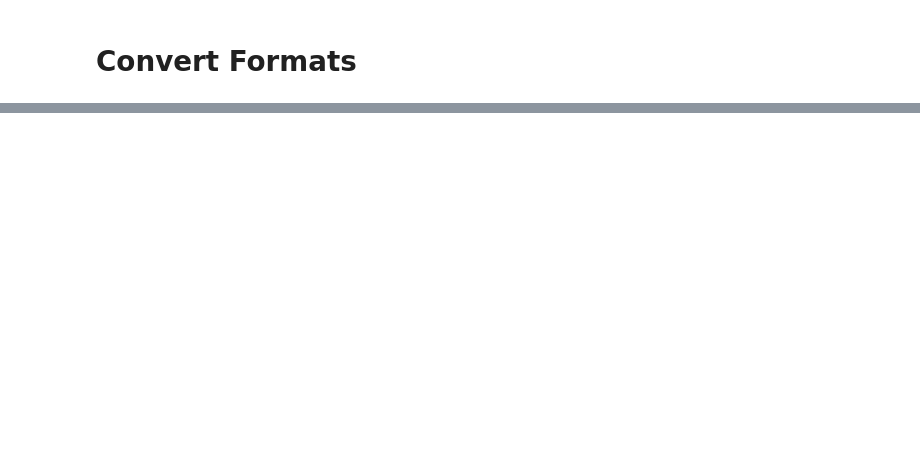
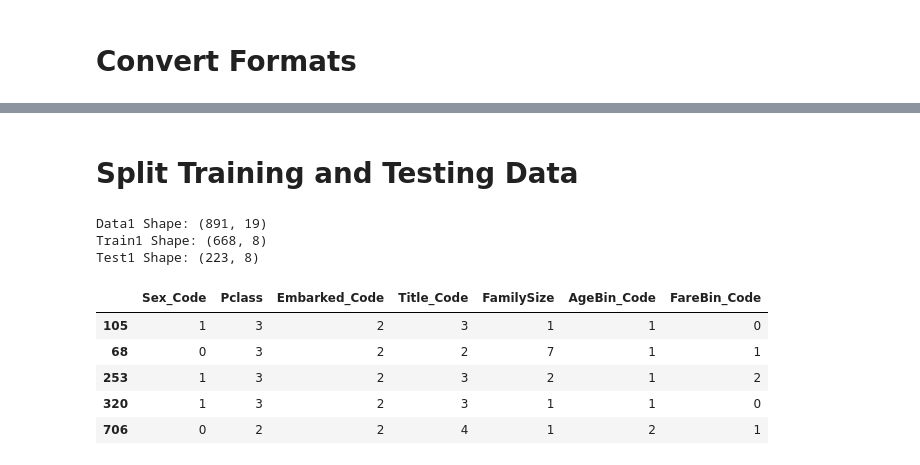
Before and after one commit to kamzzang/Kaggle, a Jupyter notebook: Titanic/[Kaggle]Titanic_2.ipynb, the cells around one changed output, grey strips where cells are left out. Drawn from its saved outputs; the diff is of its cells as text; code cells hidden in the pictures; blank space fills up the shorter version.

```diff
--- a/Titanic/[Kaggle]Titanic_2.ipynb
+++ b/Titanic/[Kaggle]Titanic_2.ipynb
@@ -217,2 +219,30 @@ memory usage: 46.8+ KB
 # %% [markdown]
 # Convert Formats
+# %%
+label = LabelEncoder()
+for dataset in data_cleaner:
+    dataset['Sex_Code'] = label.fit_transform(dataset['Sex'])
+    dataset['Embarked_Code'] = label.fit_transform(dataset['Embarked'])
+    dataset['Title_Code'] = label.fit_transform(dataset['Title'])
+    dataset['AgeBin_Code'] = label.fit_transform(dataset['AgeBin'])
+    dataset['FareBin_Code'] = label.fit_transform(dataset['FareBin'])
+
+Target = ['Survived']
+
+data1_x = ['Sex','Pclass', 'Embarked', 'Title','SibSp', 'Parch', 'Age', 'Fare', 'FamilySize', 'IsAlone'] #pretty name/values for charts
+data1_x_calc = ['Sex_Code','Pclass', 'Embarked_Code', 'Title_Code','SibSp', 'Parch', 'Age', 'Fare'] #coded for algorithm calculation
+data1_xy =  Target + data1_x
+print('Original X Y: ', data1_xy, '\n')
+
+data1_x_bin = ['Sex_Code','Pclass', 'Embarked_Code', 'Title_Code', 'FamilySize', 'AgeBin_Code', 'FareBin_Code']
+data1_xy_bin = Target + data1_x_bin
+print('Bin X Y: ', data1_xy_bin, '\n')
+
+data1_dummy = pd.get_dummies(data1[data1_x])
+data1_x_dummy = data1_dummy.columns.tolist()
+data1_xy_dummy = Target + data1_x_dummy
+print('Dummy X Y: ', data1_xy_dummy, '\n')
+
+
+
+data1_dummy.head()
@@ -218,0 +303,23 @@ memory usage: 46.8+ KB
+# %% [markdown]
+# Split Training and Testing Data
+# %%
+train1_x, test1_x, train1_y, test1_y = model_selection.train_test_split(data1[data1_x_calc], data1[Target], random_state = 0)
+train1_x_bin, test1_x_bin, train1_y_bin, test1_y_bin = model_selection.train_test_split(data1[data1_x_bin], data1[Target] , random_state = 0)
+train1_x_dummy, test1_x_dummy, train1_y_dummy, test1_y_dummy = model_selection.train_test_split(data1_dummy[data1_x_dummy], data1[Target], random_state = 0)
+
+
+print("Data1 Shape: {}".format(data1.shape))
+print("Train1 Shape: {}".format(train1_x.shape))
+print("Test1 Shape: {}".format(test1_x.shape))
+
+train1_x_bin.head()
+# %% [output]
+Data1 Shape: (891, 19)
+Train1 Shape: (668, 8)
+Test1 Shape: (223, 8)
+|  | Sex_Code | Pclass | Embarked_Code | Title_Code | FamilySize | AgeBin_Code | FareBin_Code |
+| 105 | 1 | 3 | 2 | 3 | 1 | 1 | 0 |
+| 68 | 0 | 3 | 2 | 2 | 7 | 1 | 1 |
+| 253 | 1 | 3 | 2 | 3 | 2 | 1 | 2 |
+| 320 | 1 | 3 | 2 | 3 | 1 | 1 | 0 |
+| 706 | 0 | 2 | 2 | 4 | 1 | 2 | 1 |
```
Also changed, not shown: parts of 5 cells of this notebook.
